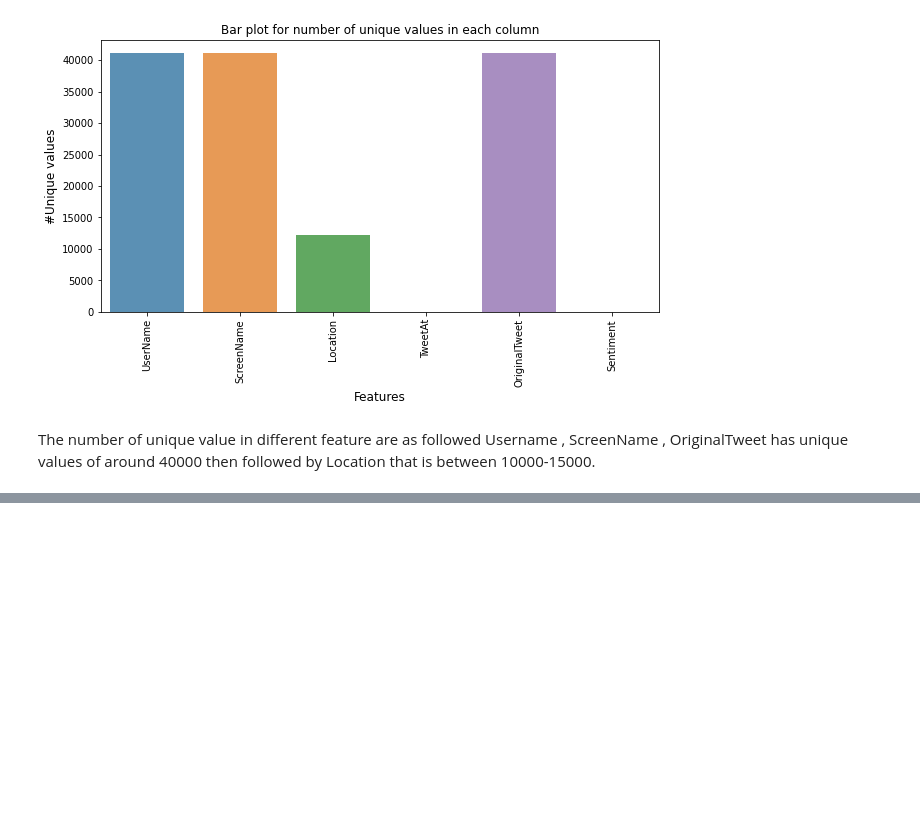
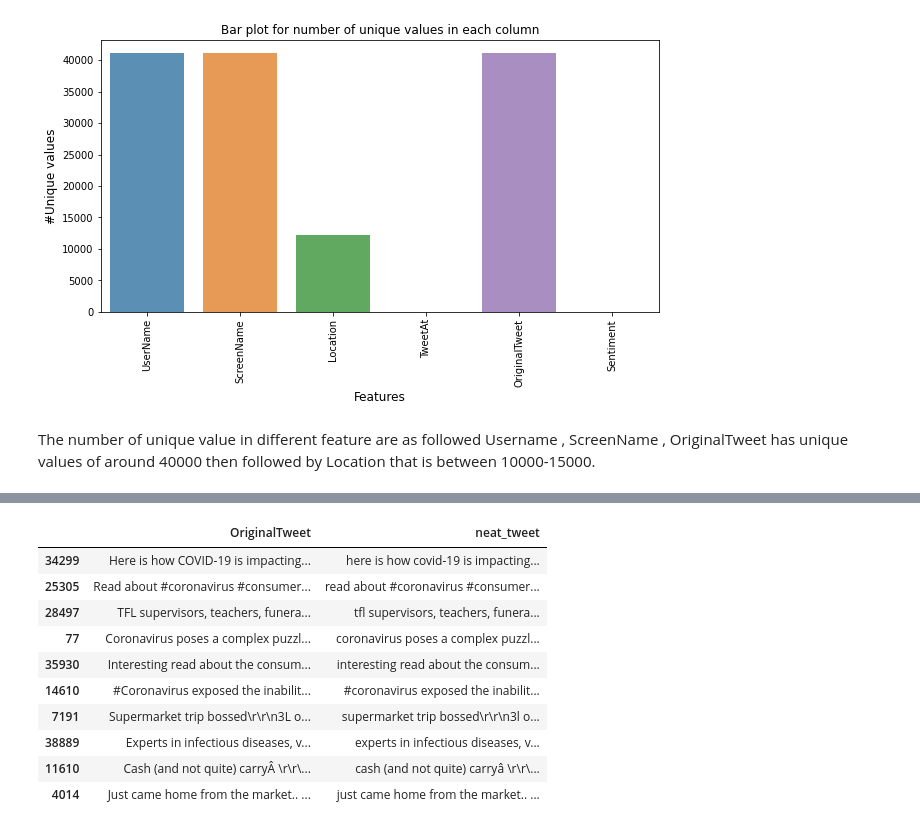
Before and after one commit to KapilNarayanSingh/Coronavirus-Tweet-Sentiment-Analysis, a Jupyter notebook: Coronavirus_Tweet_Sentiment_Analysis.ipynb, the cells around one changed output, grey strips where cells are left out. Saved outputs shown, nothing was run; the diff lists cells and outputs as text; code cells hidden in the pictures; blank space fills up the shorter version.

```diff
--- a/Coronavirus_Tweet_Sentiment_Analysis.ipynb
+++ b/Coronavirus_Tweet_Sentiment_Analysis.ipynb
@@ -213,0 +338,2 @@ The number of unique value in different feature are as followed Username , Scree
+# %%
+data['neat_tweet'] = data['OriginalTweet'].apply(nfx.remove_urls)
@@ -213,0 +354,2 @@ The number of unique value in different feature are as followed Username , Scree
+# %%
+data['neat_tweet'] = data['OriginalTweet'].apply(nfx.remove_numbers)
@@ -213,0 +370,16 @@ The number of unique value in different feature are as followed Username , Scree
+# %%
+data['neat_tweet'] = data['OriginalTweet'].str.lower()
+# %%
+data.loc[:,['OriginalTweet','neat_tweet']].sample(10)
+# %% [output]
+|  | OriginalTweet | neat_tweet |
+| 34299 | Here is how COVID-19 is impacting... | here is how covid-19 is impacting... |
+| 25305 | Read about #coronavirus #consumer... | read about #coronavirus #consumer... |
+| 28497 | TFL supervisors, teachers, funera... | tfl supervisors, teachers, funera... |
+| 77 | Coronavirus poses a complex puzzl... | coronavirus poses a complex puzzl... |
+| 35930 | Interesting read about the consum... | interesting read about the consum... |
+| 14610 | #Coronavirus exposed the inabilit... | #coronavirus exposed the inabilit... |
+| 7191 | Supermarket trip bossed\r\r\n3L o... | supermarket trip bossed\r\r\n3l o... |
+| 38889 | Experts in infectious diseases, v... | experts in infectious diseases, v... |
+| 11610 | Cash (and not quite) carryÂ \r\r\... | cash (and not quite) carryâ \r\r\... |
+| 4014 | Just came home from the market.. ... | just came home from the market.. ... |
```
Also changed, not shown: parts of 17 cells of this notebook.
